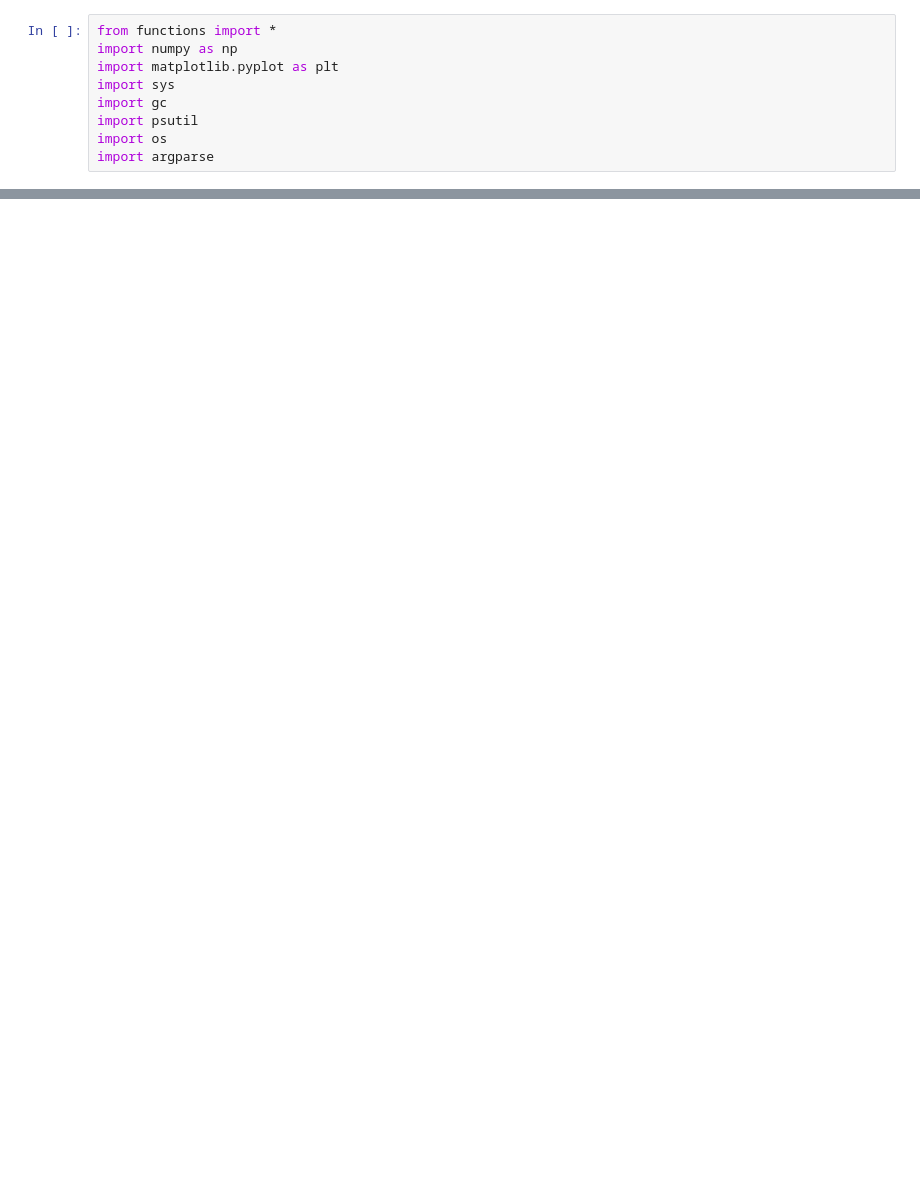
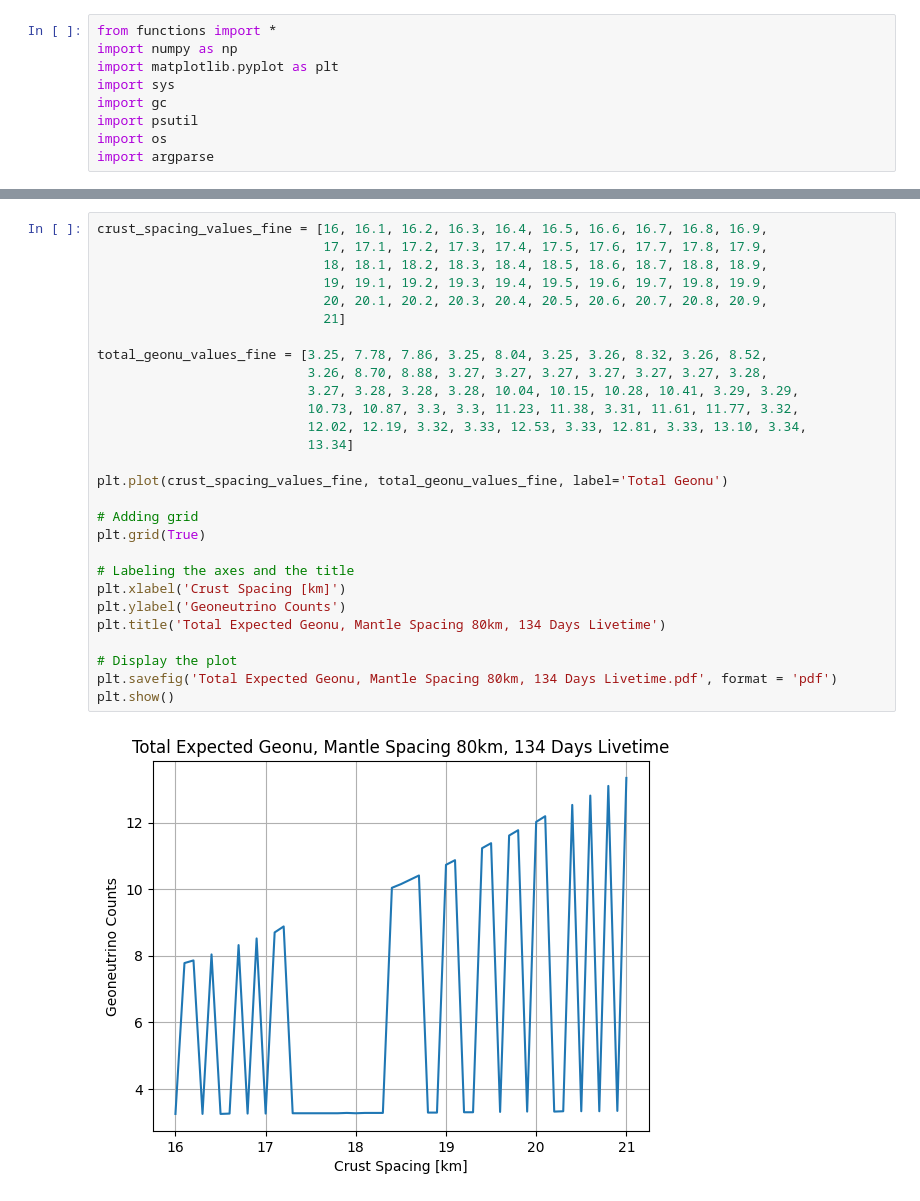
Before and after one commit to claradima/geonu_oscillation, a Jupyter notebook: scripts/scratch.ipynb, the cells around one changed output, grey strips where cells are left out. Saved outputs shown, nothing was run; the diff lists cells and outputs as text; blank space fills up the shorter version.

```diff
--- a/scripts/scratch.ipynb
+++ b/scripts/scratch.ipynb
@@ -43,0 +246,30 @@ The number of elements in the list is: 95
+# %%
+crust_spacing_values_fine = [16, 16.1, 16.2, 16.3, 16.4, 16.5, 16.6, 16.7, 16.8, 16.9,
+                             17, 17.1, 17.2, 17.3, 17.4, 17.5, 17.6, 17.7, 17.8, 17.9,
+                             18, 18.1, 18.2, 18.3, 18.4, 18.5, 18.6, 18.7, 18.8, 18.9,
+                             19, 19.1, 19.2, 19.3, 19.4, 19.5, 19.6, 19.7, 19.8, 19.9,
+                             20, 20.1, 20.2, 20.3, 20.4, 20.5, 20.6, 20.7, 20.8, 20.9,
+                             21]
+
+total_geonu_values_fine = [3.25, 7.78, 7.86, 3.25, 8.04, 3.25, 3.26, 8.32, 3.26, 8.52,
+                           3.26, 8.70, 8.88, 3.27, 3.27, 3.27, 3.27, 3.27, 3.27, 3.28,
+                           3.27, 3.28, 3.28, 3.28, 10.04, 10.15, 10.28, 10.41, 3.29, 3.29,
+                           10.73, 10.87, 3.3, 3.3, 11.23, 11.38, 3.31, 11.61, 11.77, 3.32,
+                           12.02, 12.19, 3.32, 3.33, 12.53, 3.33, 12.81, 3.33, 13.10, 3.34,
+                           13.34]
+
+plt.plot(crust_spacing_values_fine, total_geonu_values_fine, label='Total Geonu')
+
+# Adding grid
+plt.grid(True)
+
+# Labeling the axes and the title
+plt.xlabel('Crust Spacing [km]')
+plt.ylabel('Geoneutrino Counts')
+plt.title('Total Expected Geonu, Mantle Spacing 80km, 134 Days Livetime')
+
+# Display the plot
+plt.savefig('Total Expected Geonu, Mantle Spacing 80km, 134 Days Livetime.pdf', format = 'pdf')
+plt.show()
+# %% [output]
+[figure, added]
```
Also changed, not shown: parts of 12 cells of this notebook, 12 other files.
